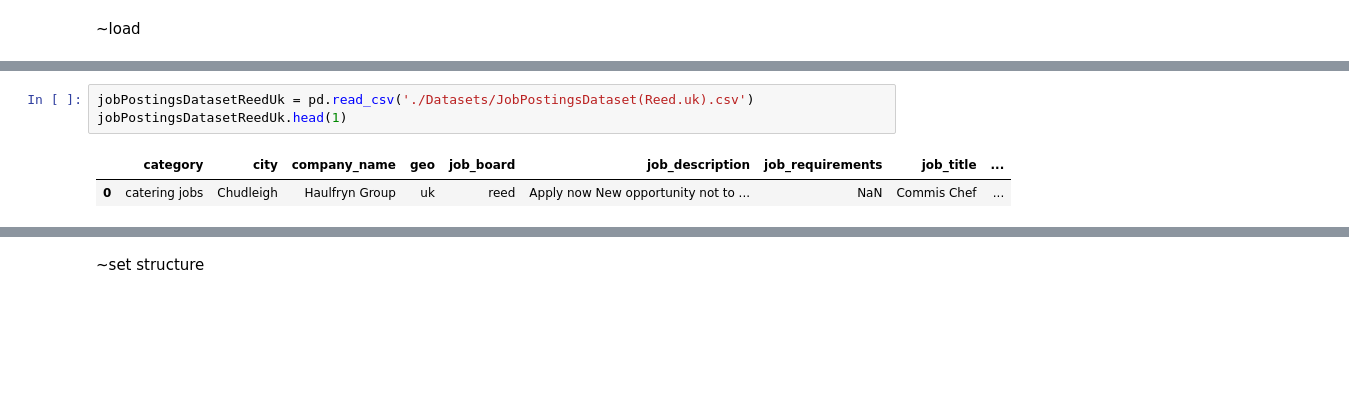
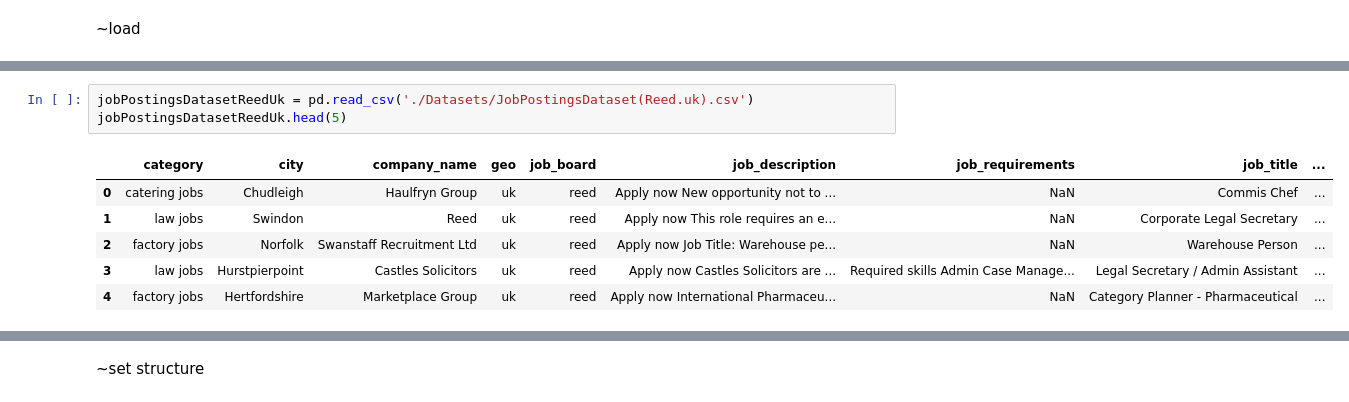
Before and after one commit to Odoog/DLhomeworks, a Jupyter notebook: JobsAnalysis.ipynb, the cells around one changed output, grey strips where cells are left out. Drawn from its saved outputs; the diff is of its cells as text; blank space fills up the shorter version.

```diff
--- a/JobsAnalysis.ipynb
+++ b/JobsAnalysis.ipynb
@@ -191,8 +217,12 @@ jobPostingsDatasetNaukriClean.head(1)
 # %%
 jobPostingsDatasetReedUk = pd.read_csv('./Datasets/JobPostingsDataset(Reed.uk).csv')
-jobPostingsDatasetReedUk.head(1)
+jobPostingsDatasetReedUk.head(5)
 # %% [output]
 |  | category | city | company_name | geo | job_board | job_description | job_requirements | job_title | ... |
 | 0 | catering jobs | Chudleigh | Haulfryn Group | uk | reed | Apply now New opportunity not to ... | NaN | Commis Chef | ... |
+| 1 | law jobs | Swindon | Reed | uk | reed | Apply now This role requires an e... | NaN | Corporate Legal Secretary | ... |
+| 2 | factory jobs | Norfolk | Swanstaff Recruitment Ltd | uk | reed | Apply now Job Title: Warehouse pe... | NaN | Warehouse Person | ... |
+| 3 | law jobs | Hurstpierpoint | Castles Solicitors | uk | reed | Apply now Castles Solicitors are ... | Required skills Admin Case Manage... | Legal Secretary / Admin Assistant | ... |
+| 4 | factory jobs | Hertfordshire | Marketplace Group | uk | reed | Apply now International Pharmaceu... | NaN | Category Planner - Pharmaceutical | ... |
 # %%
 jobPostingsDatasetNaukriMessy = pd.read_csv('./Datasets/JobPostingsDatasetMessy(Naukri.com).csv')
```
Also changed, not shown: parts of 21 cells of this notebook.
